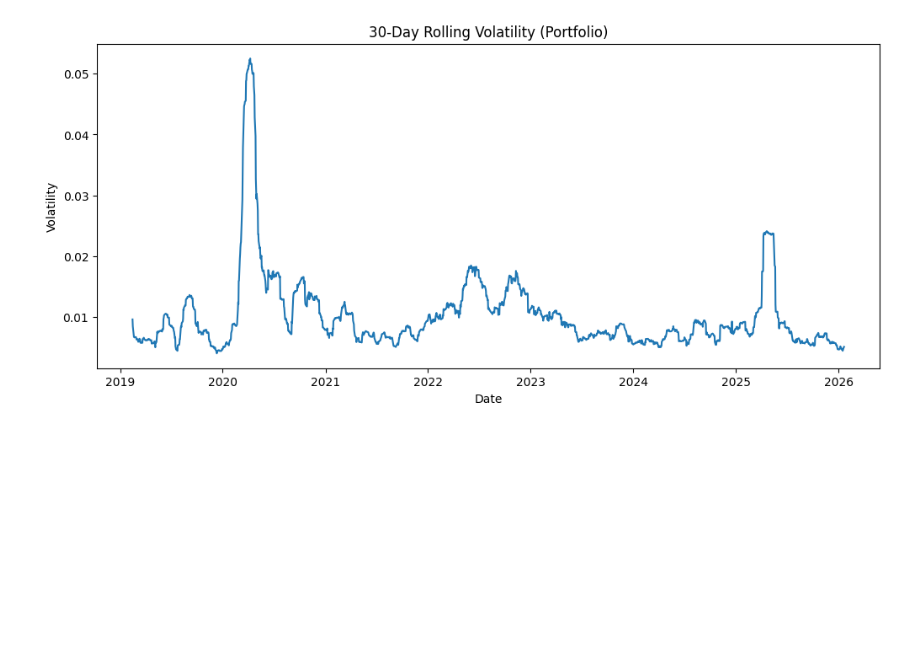
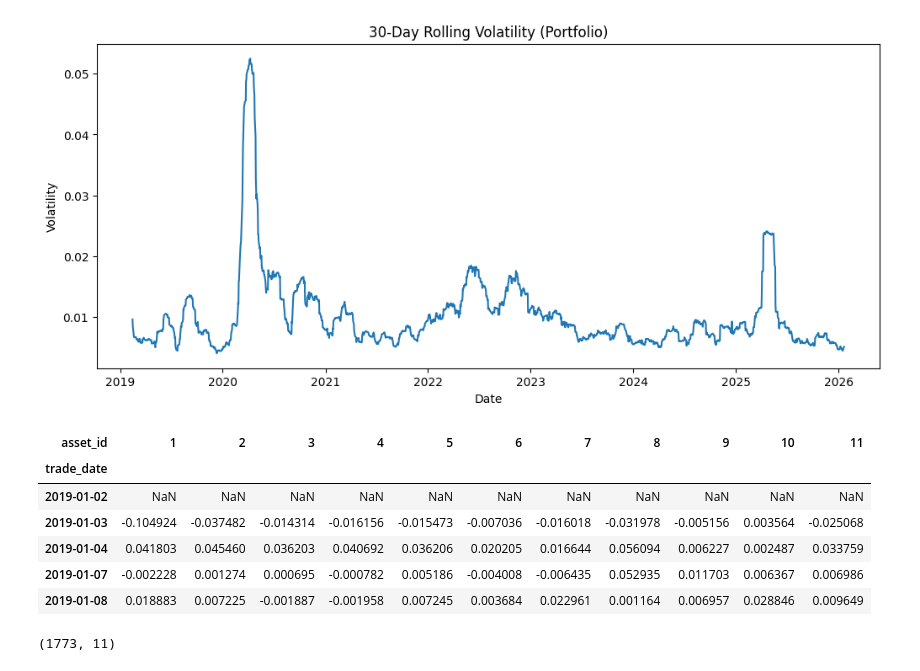
Before and after one commit to tsai143/financial-risk-analytics, a Jupyter notebook: notebooks/week2_returns_volatility.ipynb, the cells around one changed output. Drawn from its saved outputs; the diff is of its cells as text; code cells hidden in the pictures; blank space fills up the shorter version.

```diff
--- a/notebooks/week2_returns_volatility.ipynb
+++ b/notebooks/week2_returns_volatility.ipynb
@@ -255,3 +255,28 @@ plt.ylabel("Volatility")
 plt.show()
 # %% [output]
 [figure]
+# %%
+# Pivot log returns into wide format for correlation analysis
+# Rows = trade_date
+# Columns = asset_id
+# Values = log_return
+
+returns_matrix = (
+    df
+    .pivot(index="trade_date", columns="asset_id", values="log_return")
+)
+
+returns_matrix.head()
+# %% [output]
+| asset_id | 1 | 2 | 3 | 4 | 5 | 6 | 7 | 8 | 9 | 10 | 11 |
+| trade_date |  |  |  |  |  |  |  |  |  |  |  |
+| 2019-01-02 | NaN | NaN | NaN | NaN | NaN | NaN | NaN | NaN | NaN | NaN | NaN |
+| 2019-01-03 | -0.104924 | -0.037482 | -0.014314 | -0.016156 | -0.015473 | -0.007036 | -0.016018 | -0.031978 | -0.005156 | 0.003564 | -0.025068 |
+| 2019-01-04 | 0.041803 | 0.045460 | 0.036203 | 0.040692 | 0.036206 | 0.020205 | 0.016644 | 0.056094 | 0.006227 | 0.002487 | 0.033759 |
+| 2019-01-07 | -0.002228 | 0.001274 | 0.000695 | -0.000782 | 0.005186 | -0.004008 | -0.006435 | 0.052935 | 0.011703 | 0.006367 | 0.006986 |
+| 2019-01-08 | 0.018883 | 0.007225 | -0.001887 | -0.001958 | 0.007245 | 0.003684 | 0.022961 | 0.001164 | 0.006957 | 0.028846 | 0.009649 |
+# %%
+# Check shape of the matrix
+returns_matrix.shape
+# %% [output]
+(1773, 11)
```
Also changed, not shown: parts of 8 cells of this notebook.
